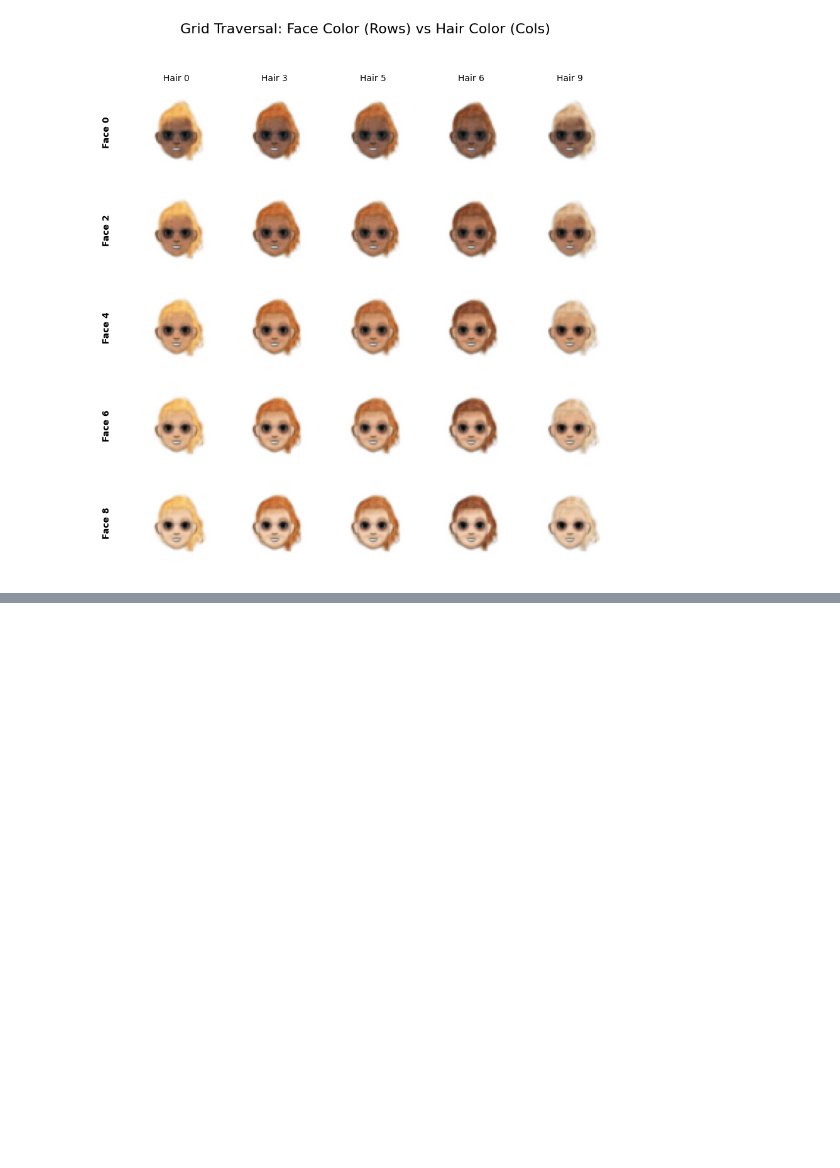
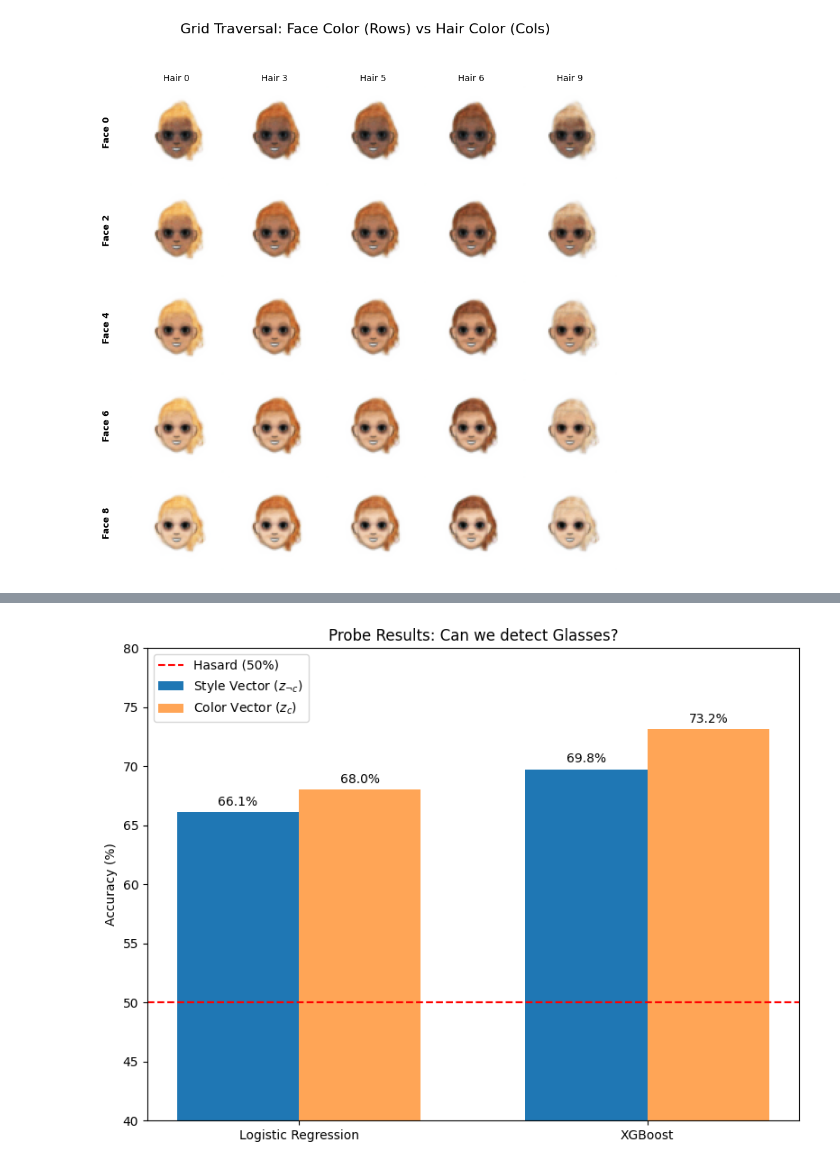
Before and after one commit to Farouc/ccvaes, a Jupyter notebook: demo_multilabel.ipynb, the cells around one changed output, grey strips where cells are left out. Saved outputs shown, nothing was run; the diff lists cells and outputs as text; code cells hidden in the pictures; blank space fills up the shorter version.

```diff
--- a/demo_multilabel.ipynb
+++ b/demo_multilabel.ipynb
@@ -587,0 +726,47 @@ interpolate_style(model, dataset, device=DEVICE)
+# %%
+def plot_probe_results(results_dict):
+    labels = list(results_dict.keys()) # ['Logistic Regression', 'XGBoost']
+    style_scores = [results_dict[m]['Style']*100 for m in labels]
+    color_scores = [results_dict[m]['Color']*100 for m in labels]
+
+    x = np.arange(len(labels))  # positions des labels
+    width = 0.35  # largeur des barres
+
+    fig, ax = plt.subplots(figsize=(8, 6))
+    rects1 = ax.bar(x - width/2, style_scores, width, label='Style Vector ($z_{\\neg c}$)', color='#1f77b4')
+    rects2 = ax.bar(x + width/2, color_scores, width, label='Color Vector ($z_c$)', color='#ff7f0e', alpha=0.7)
+
+    # Ligne du hasard (50%)
+    ax.axhline(y=50, color='r', linestyle='--', label='Hasard (50%)')
+
+    ax.set_ylabel('Accuracy (%)')
+    ax.set_title('Probe Results: Can we detect Glasses?')
+    ax.set_xticks(x)
+    ax.set_xticklabels(labels)
+    ax.set_ylim(40, 80) # On zoome sur la zone intéressante
+    ax.legend()
+
+    # Ajout des valeurs sur les barres
+    def autolabel(rects):
+        for rect in rects:
+            height = rect.get_height()
+            ax.annotate(f'{height:.1f}%',
+                        xy=(rect.get_x() + rect.get_width() / 2, height),
+                        xytext=(0, 3),  # 3 points vertical offset
+                        textcoords="offset points",
+                        ha='center', va='bottom')
+
+    autolabel(rects1)
+    autolabel(rects2)
+
+    fig.tight_layout()
+    plt.show()
+
+all_results = {
+    'Logistic Regression': res_linear,
+    'XGBoost': res_xgb
+}
+
+plot_probe_results(all_results)
+# %% [output]
+[figure, added]
```
Also changed, not shown: parts of 11 cells of this notebook.
